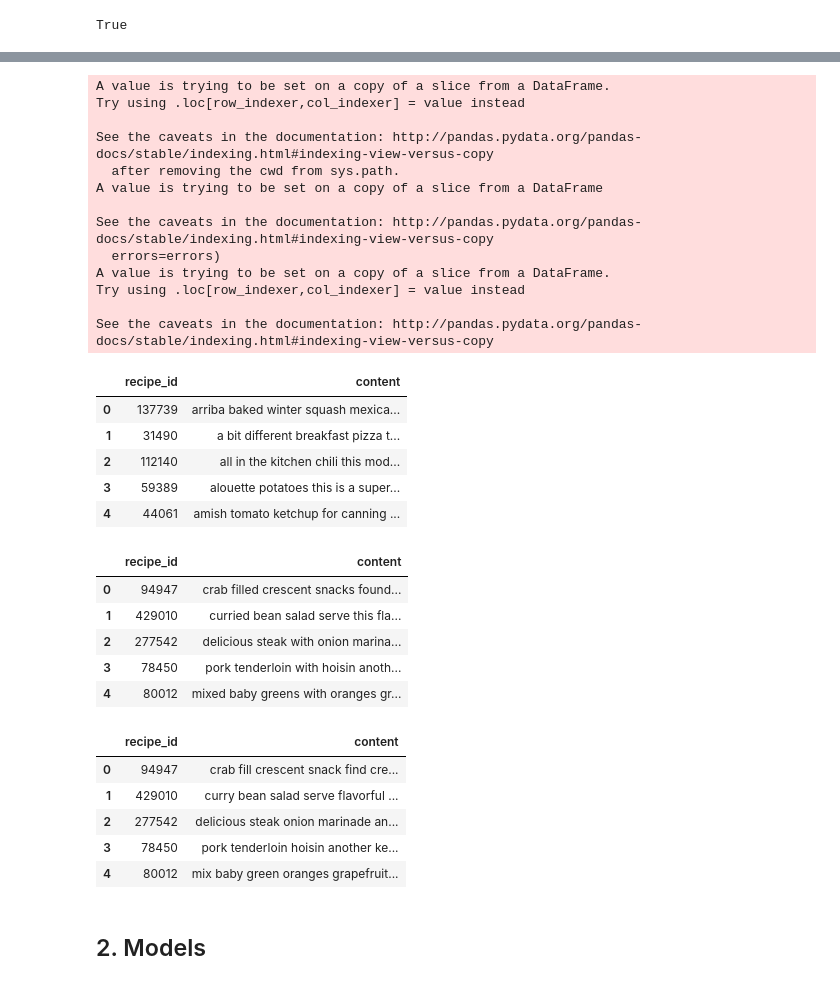
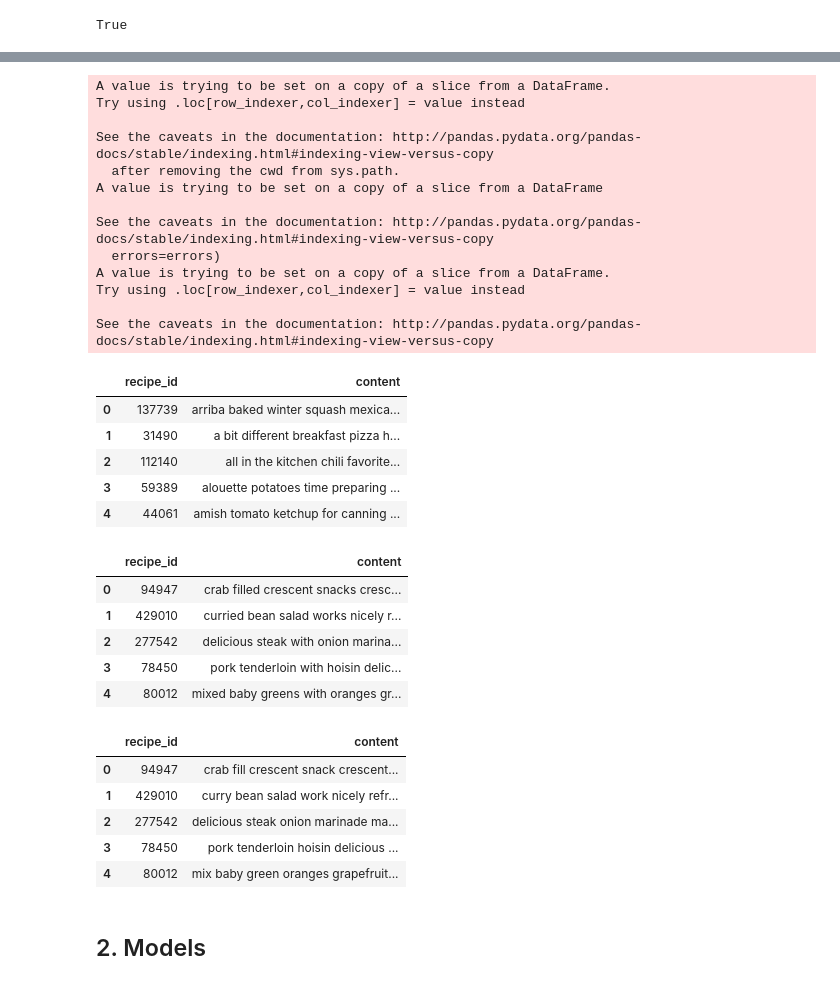
Before and after one commit to CaroHolt/WebMiningRecipeProject, a Jupyter notebook: code/Content Mining Overall.ipynb, the cells around one changed output, grey strips where cells are left out. Cells and saved outputs as stored; diff of their text form; code cells hidden in the pictures.

```diff
--- a/code/Content Mining Overall.ipynb
+++ b/code/Content Mining Overall.ipynb
@@ -38,3 +33,8 @@ recipes_data = pd.read_csv(
+# %%
+interactions_data = pd.read_csv(
+        'Data/RAW_interactions.csv')
+recipes_data = pd.read_csv(
+        'Data/RAW_recipes.csv')
 # %%
 # Rename columns to more explanatory names
 recipes_data.rename(columns={"id": "recipe_id"}, inplace=True)
@@ -196,30 +243,30 @@ def create_input (df, column_names):
 # %%
 #flatten steps data
-df_rfiltered.steps = df_rfiltered.loc[:, ('steps')].str.replace("\[", "").str.replace("'", "").str.replace("\]", "").str.replace(",","").copy()
+df_rfiltered.steps = df_rfiltered.loc[:, ('steps_keywords')].str.replace("\[", "").str.replace("'", "").str.replace("\]", "").str.replace(",","").copy()
 
 #create content df
-df_content = create_input(df_rfiltered[['recipe_id', 'name','description', 'steps']], ['name','description', 'steps'])
+df_content = create_input(df_rfiltered[['recipe_id', 'name', 'description_keywords', 'steps_keywords']], ['name', 'description_keywords', 'steps_keywords'])
 
 df_content.head()
 # %% [output]
 A value is trying to be set on a copy of a slice from a DataFrame.
 Try using .loc[row_indexer,col_indexer] = value instead
 
 See the caveats in the documentation: http://pandas.pydata.org/pandas-docs/stable/indexing.html#indexing-view-versus-copy
   after removing the cwd from sys.path.
 A value is trying to be set on a copy of a slice from a DataFrame
 
 See the caveats in the documentation: http://pandas.pydata.org/pandas-docs/stable/indexing.html#indexing-view-versus-copy
   errors=errors)
 A value is trying to be set on a copy of a slice from a DataFrame.
 Try using .loc[row_indexer,col_indexer] = value instead
 
 See the caveats in the documentation: http://pandas.pydata.org/pandas-docs/stable/indexing.html#indexing-view-versus-copy
 |  | recipe_id | content |
 | 0 | 137739 | arriba baked winter squash mexica... |
-| 1 | 31490 | a bit different breakfast pizza t... |
-| 2 | 112140 | all in the kitchen chili this mod... |
-| 3 | 59389 | alouette potatoes this is a super... |
+| 1 | 31490 | a bit different breakfast pizza h... |
+| 2 | 112140 | all in the kitchen chili favorite... |
+| 3 | 59389 | alouette potatoes time preparing ... |
 | 4 | 44061 | amish tomato ketchup for canning ... |
 # %%
 sample = df_content.sample(n=1000, replace=False, random_state=42)\
@@ -228,20 +275,20 @@ sample = df_content.sample(n=1000, replace=False, random_state=42)\
 sample.head()
 # %% [output]
 |  | recipe_id | content |
-| 0 | 94947 | crab filled crescent snacks found... |
-| 1 | 429010 | curried bean salad serve this fla... |
+| 0 | 94947 | crab filled crescent snacks cresc... |
+| 1 | 429010 | curried bean salad works nicely r... |
 | 2 | 277542 | delicious steak with onion marina... |
-| 3 | 78450 | pork tenderloin with hoisin anoth... |
+| 3 | 78450 | pork tenderloin with hoisin delic... |
 | 4 | 80012 | mixed baby greens with oranges gr... |
 # %%
 processed = get_processed(sample)
 processed.head()
 # %% [output]
 |  | recipe_id | content |
-| 0 | 94947 | crab fill crescent snack find cre... |
-| 1 | 429010 | curry bean salad serve flavorful ... |
-| 2 | 277542 | delicious steak onion marinade an... |
-| 3 | 78450 | pork tenderloin hoisin another ke... |
+| 0 | 94947 | crab fill crescent snack crescent... |
+| 1 | 429010 | curry bean salad work nicely refr... |
+| 2 | 277542 | delicious steak onion marinade ma... |
+| 3 | 78450 | pork tenderloin hoisin delicious ... |
 | 4 | 80012 | mix baby green oranges grapefruit... |
 # %%
 #add some stopwords
```
Also changed, not shown: parts of 6 cells of this notebook.
